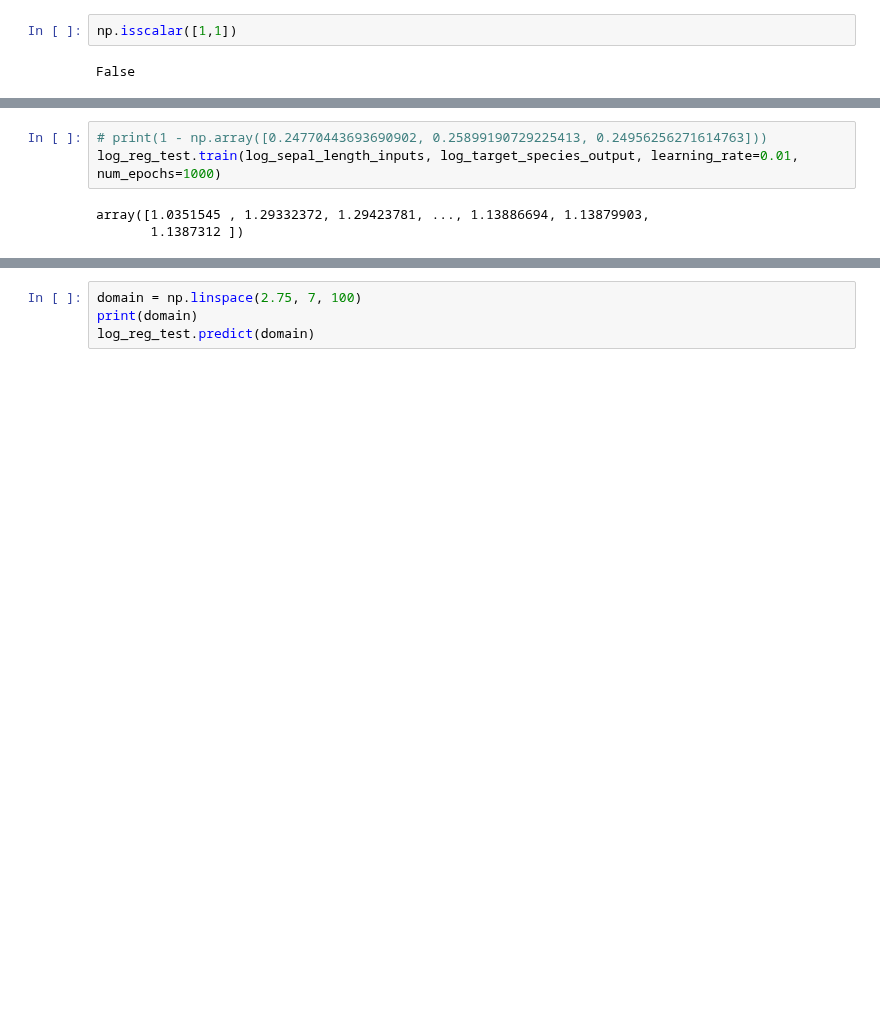
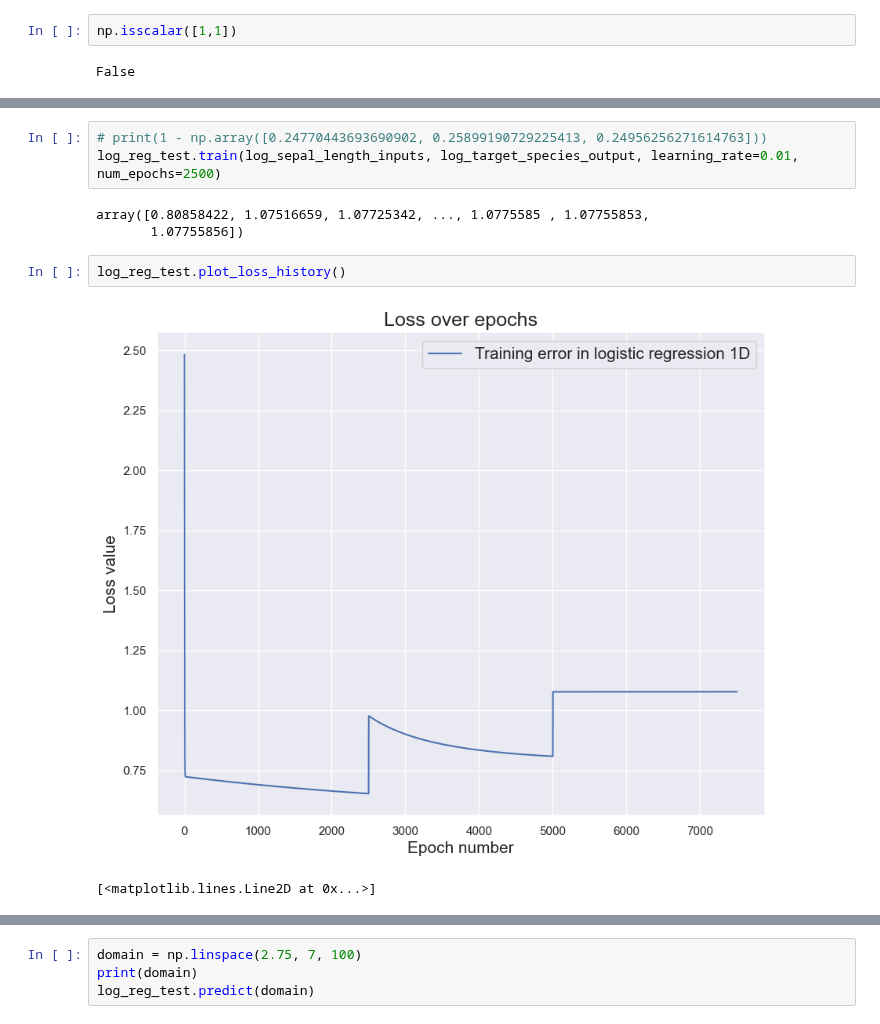
Before and after one commit to gml7/Lundquist-CMOR438-Spring2025, a Jupyter notebook: Single Neuron (draft)/SingleNeuronClassTesting.ipynb, the cells around one changed output, grey strips where cells are left out. Drawn from its saved outputs; the diff is of its cells as text; blank space fills up the shorter version.

```diff
--- a/Single Neuron (draft)/SingleNeuronClassTesting.ipynb
+++ b/Single Neuron (draft)/SingleNeuronClassTesting.ipynb
@@ -38,9 +38,14 @@ Single neuron model type: logistic regression 1D || Weights: -0.5214597527393311
 # %%
 # print(1 - np.array([0.24770443693690902, 0.25899190729225413, 0.24956256271614763]))
-log_reg_test.train(log_sepal_length_inputs, log_target_species_output, learning_rate=0.01, num_epochs=1000)
+log_reg_test.train(log_sepal_length_inputs, log_target_species_output, learning_rate=0.01, num_epochs=2500)
 # %% [output]
-array([1.0351545 , 1.29332372, 1.29423781, ..., 1.13886694, 1.13879903,
-       1.1387312 ])
+array([0.80858422, 1.07516659, 1.07725342, ..., 1.0775585 , 1.07755853,
+       1.07755856])
+# %%
+log_reg_test.plot_loss_history()
+# %% [output]
+[figure, added]
+[<matplotlib.lines.Line2D at 0x...>]
 # %%
 plt.figure(figsize = (10, 8))
 plt.xlim((2.75, 7 ))
```
Also changed, not shown: parts of 3 cells of this notebook, 1 other file.
